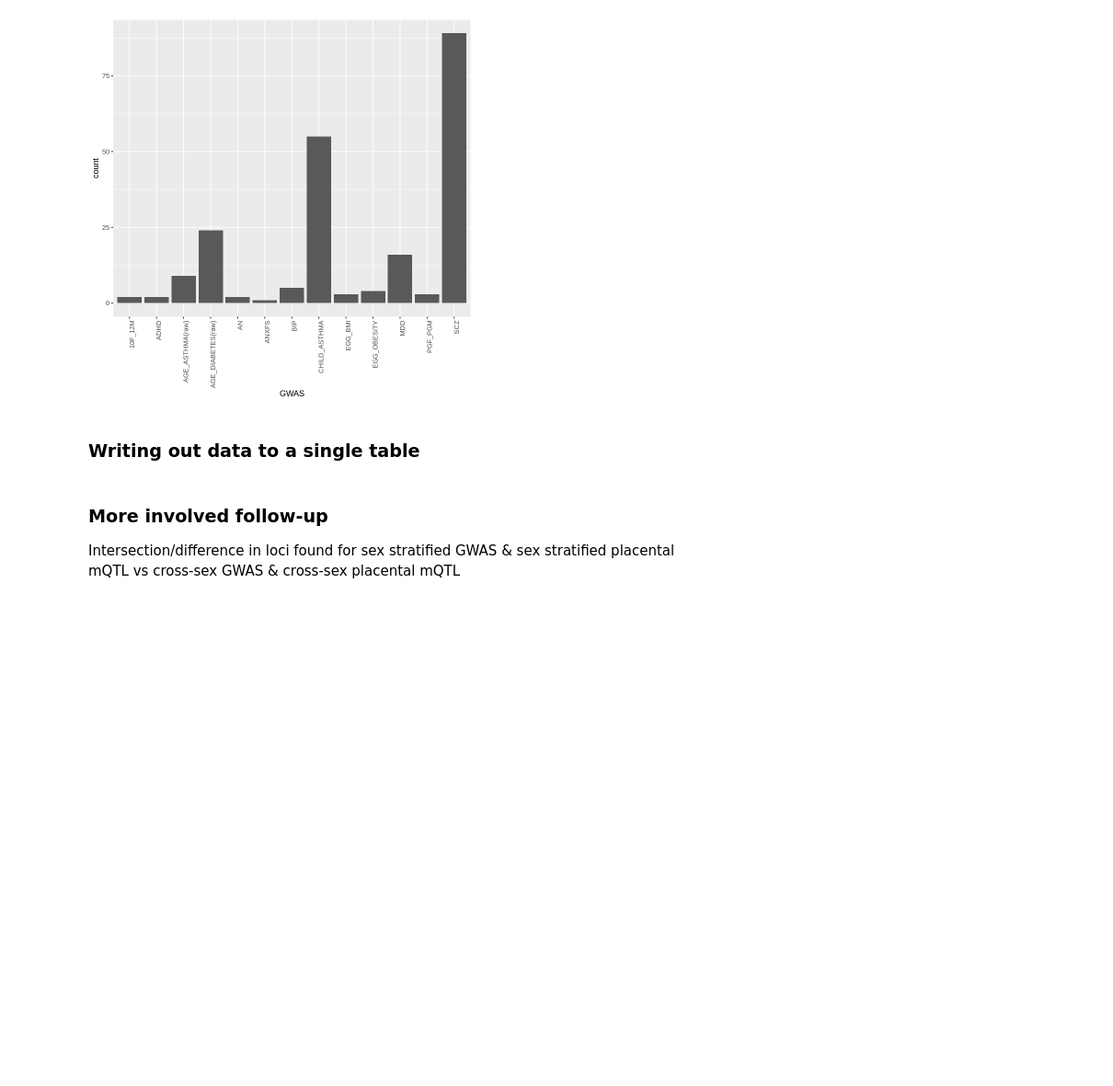
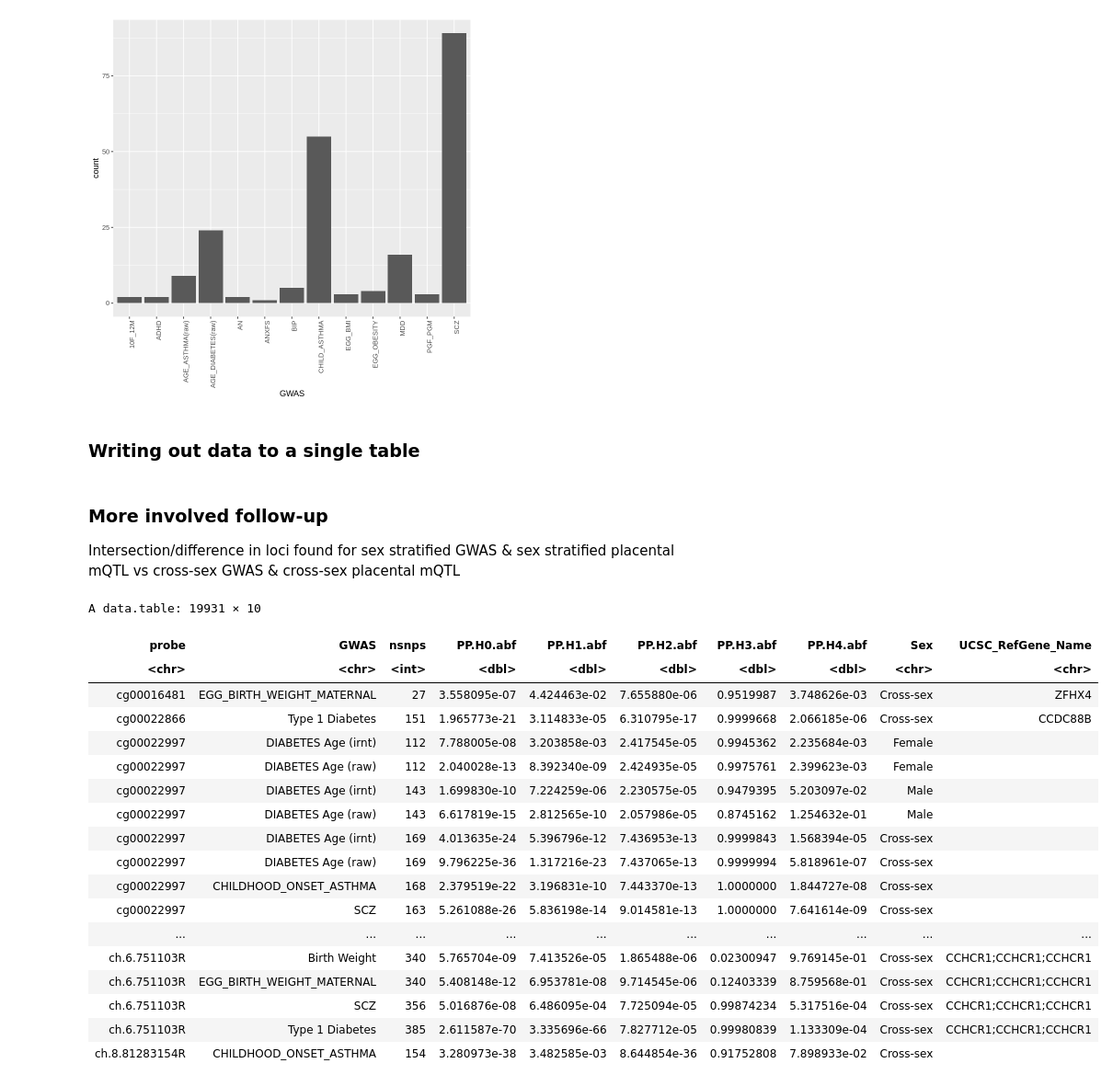
Before and after one commit to wilcas/sex_specific_mQTL, a Jupyter notebook: delahaye_mQTL_analyses/placental_mqtl_colocalization.ipynb, the cells around one changed output. Shown at 92% size. Drawn from its saved outputs; the diff is of its cells as text; code cells hidden in the pictures; blank space fills up the shorter version.

```diff
--- a/delahaye_mQTL_analyses/placental_mqtl_colocalization.ipynb
+++ b/delahaye_mQTL_analyses/placental_mqtl_colocalization.ipynb
@@ -713,6 +719,8 @@ coloc_sex <- coloc_table %>%
     "AGE_DIABETES(irnt)" = "DIABETES Age (irnt)",
     "AGE_DIABETES(raw)" = "DIABETES Age (raw)",
     "Type 1 Diabetes"="Type 1 Diabetes",
+                "EGG_BIRTH_WEIGHT_FETAL" = "Birth Weight",
+
     "EGG_BMI" = "Childhood BMI",
     "EGG_OBESITY" = "Childhood Obesity",
     "10F_12M" = "Pubertal Growth Start",
@@ -767,3 +789,25 @@ to_write %>%
 # %% [markdown]
 ### More involved follow-up
 Intersection/difference in loci found for sex stratified GWAS & sex stratified placental mQTL vs cross-sex GWAS & cross-sex placental mQTL
+# %%
+coloc_sex_manifest
+# %% [output]
+A data.table: 19931 × 10
+| probe | GWAS | nsnps | PP.H0.abf | PP.H1.abf | PP.H2.abf | PP.H3.abf | PP.H4.abf | Sex | UCSC_RefGene_Name |
+| <chr> | <chr> | <int> | <dbl> | <dbl> | <dbl> | <dbl> | <dbl> | <chr> | <chr> |
+| cg00016481 | EGG_BIRTH_WEIGHT_MATERNAL | 27 | 3.558095e-07 | 4.424463e-02 | 7.655880e-06 | 0.9519987 | 3.748626e-03 | Cross-sex | ZFHX4 |
+| cg00022866 | Type 1 Diabetes | 151 | 1.965773e-21 | 3.114833e-05 | 6.310795e-17 | 0.9999668 | 2.066185e-06 | Cross-sex | CCDC88B |
+| cg00022997 | DIABETES Age (irnt) | 112 | 7.788005e-08 | 3.203858e-03 | 2.417545e-05 | 0.9945362 | 2.235684e-03 | Female |  |
+| cg00022997 | DIABETES Age (raw) | 112 | 2.040028e-13 | 8.392340e-09 | 2.424935e-05 | 0.9975761 | 2.399623e-03 | Female |  |
+| cg00022997 | DIABETES Age (irnt) | 143 | 1.699830e-10 | 7.224259e-06 | 2.230575e-05 | 0.9479395 | 5.203097e-02 | Male |  |
+| cg00022997 | DIABETES Age (raw) | 143 | 6.617819e-15 | 2.812565e-10 | 2.057986e-05 | 0.8745162 | 1.254632e-01 | Male |  |
+| cg00022997 | DIABETES Age (irnt) | 169 | 4.013635e-24 | 5.396796e-12 | 7.436953e-13 | 0.9999843 | 1.568394e-05 | Cross-sex |  |
+| cg00022997 | DIABETES Age (raw) | 169 | 9.796225e-36 | 1.317216e-23 | 7.437065e-13 | 0.9999994 | 5.818961e-07 | Cross-sex |  |
+| cg00022997 | CHILDHOOD_ONSET_ASTHMA | 168 | 2.379519e-22 | 3.196831e-10 | 7.443370e-13 | 1.0000000 | 1.844727e-08 | Cross-sex |  |
+| cg00022997 | SCZ | 163 | 5.261088e-26 | 5.836198e-14 | 9.014581e-13 | 1.0000000 | 7.641614e-09 | Cross-sex |  |
+| ... | ... | ... | ... | ... | ... | ... | ... | ... | ... |
+| ch.6.751103R | Birth Weight | 340 | 5.765704e-09 | 7.413526e-05 | 1.865488e-06 | 0.02300947 | 9.769145e-01 | Cross-sex | CCHCR1;CCHCR1;CCHCR1 |
+| ch.6.751103R | EGG_BIRTH_WEIGHT_MATERNAL | 340 | 5.408148e-12 | 6.953781e-08 | 9.714545e-06 | 0.12403339 | 8.759568e-01 | Cross-sex | CCHCR1;CCHCR1;CCHCR1 |
+| ch.6.751103R | SCZ | 356 | 5.016876e-08 | 6.486095e-04 | 7.725094e-05 | 0.99874234 | 5.317516e-04 | Cross-sex | CCHCR1;CCHCR1;CCHCR1 |
+| ch.6.751103R | Type 1 Diabetes | 385 | 2.611587e-70 | 3.335696e-66 | 7.827712e-05 | 0.99980839 | 1.133309e-04 | Cross-sex | CCHCR1;CCHCR1;CCHCR1 |
+| ch.8.81283154R | CHILDHOOD_ONSET_ASTHMA | 154 | 3.280973e-38 | 3.482585e-03 | 8.644854e-36 | 0.91752808 | 7.898933e-02 | Cross-sex |  |
```
Also changed, not shown: parts of 3 cells of this notebook, 1 other file.
